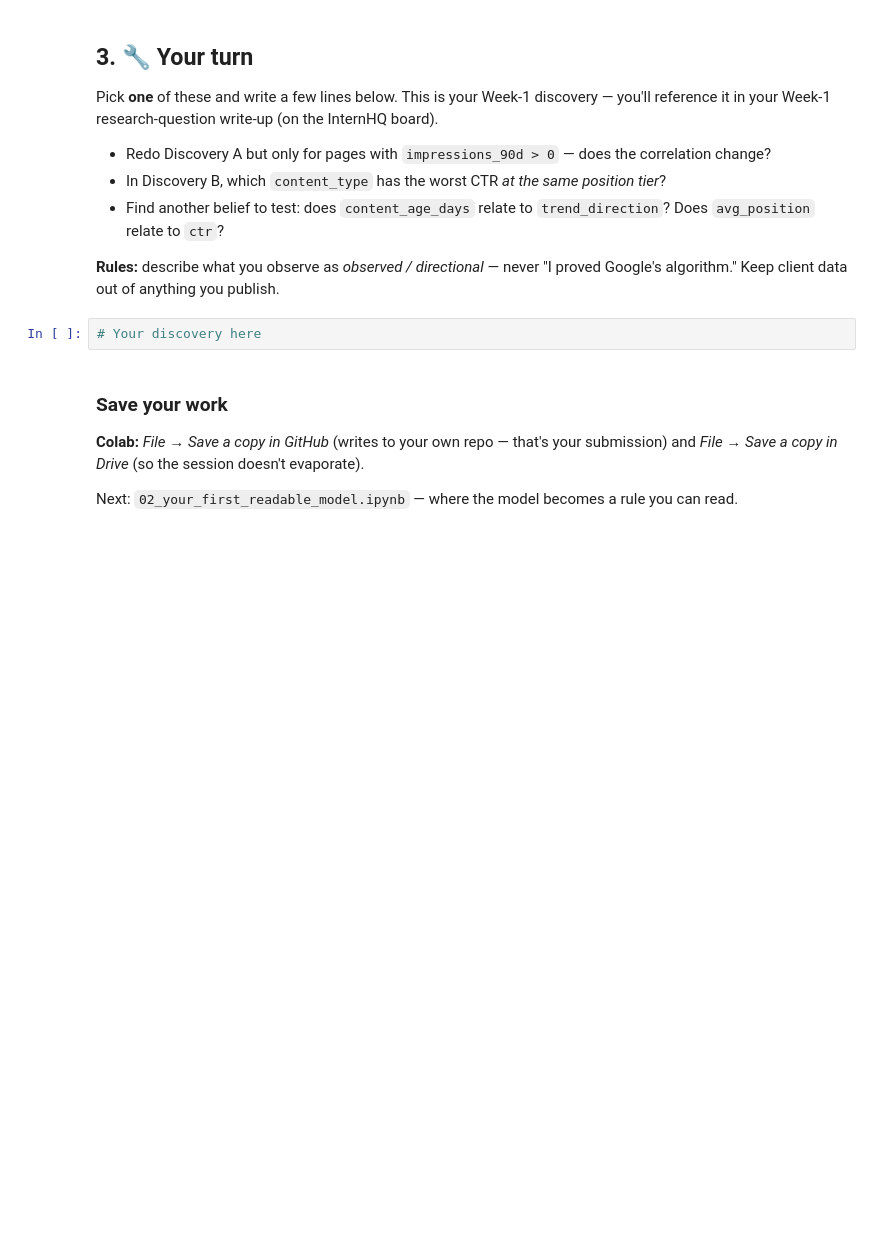
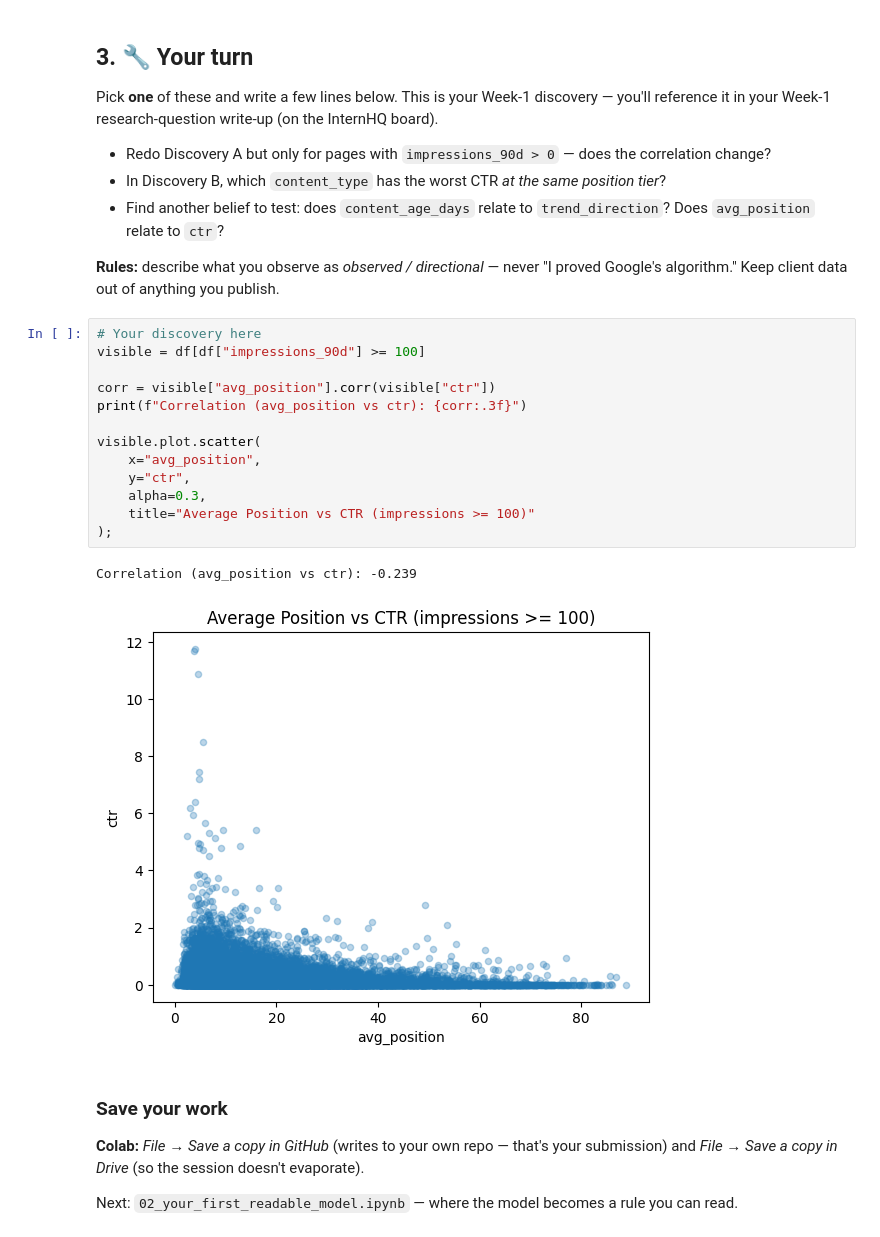
Before and after one commit to mostafamokhtar212/First-Task, a Jupyter notebook: notebooks/01_first_look_and_discovery.ipynb, the cells around one changed output. Cells and saved outputs as stored; diff of their text form; blank space fills up the shorter version.

```diff
--- a/notebooks/01_first_look_and_discovery.ipynb
+++ b/notebooks/01_first_look_and_discovery.ipynb
@@ -97,8 +153,22 @@ Pick **one** of these and write a few lines below. This is your Week-1 discovery
 - Find another belief to test: does `content_age_days` relate to `trend_direction`? Does `avg_position` relate to `ctr`?
 
 **Rules:** describe what you observe as *observed / directional* — never "I proved Google's algorithm." Keep client data out of anything you publish.
-# %%
-# Your discovery here
+# %%
+# Your discovery here
+visible = df[df["impressions_90d"] >= 100]
+
+corr = visible["avg_position"].corr(visible["ctr"])
+print(f"Correlation (avg_position vs ctr): {corr:.3f}")
+
+visible.plot.scatter(
+    x="avg_position",
+    y="ctr",
+    alpha=0.3,
+    title="Average Position vs CTR (impressions >= 100)"
+);
+# %% [output]
+Correlation (avg_position vs ctr): -0.239
+[figure, added]
 # %% [markdown]
 ### Save your work
 **Colab:** *File → Save a copy in GitHub* (writes to your own repo — that's your submission) and *File → Save a copy in Drive* (so the session doesn't evaporate).
```
Also changed, not shown: parts of 8 cells of this notebook.
